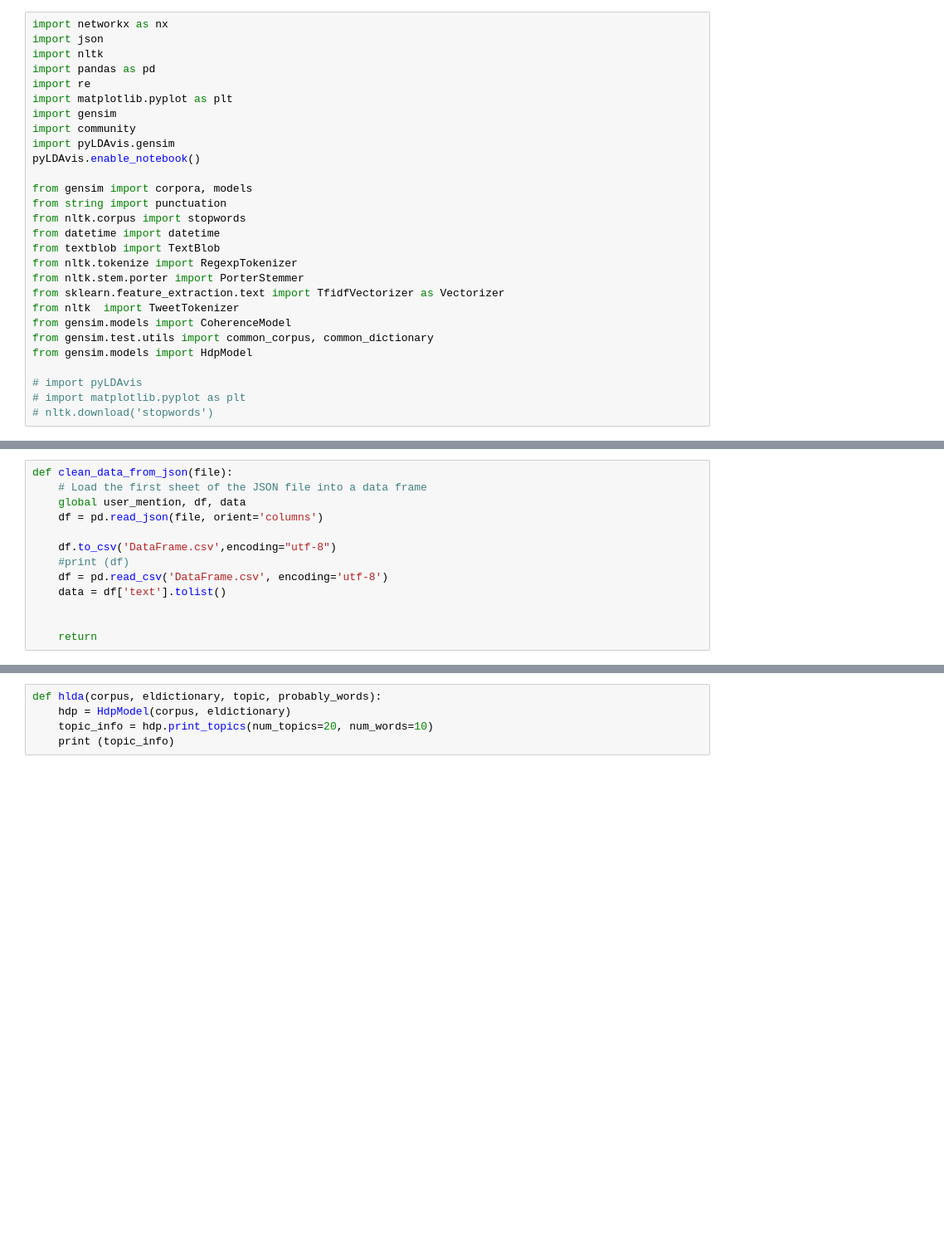
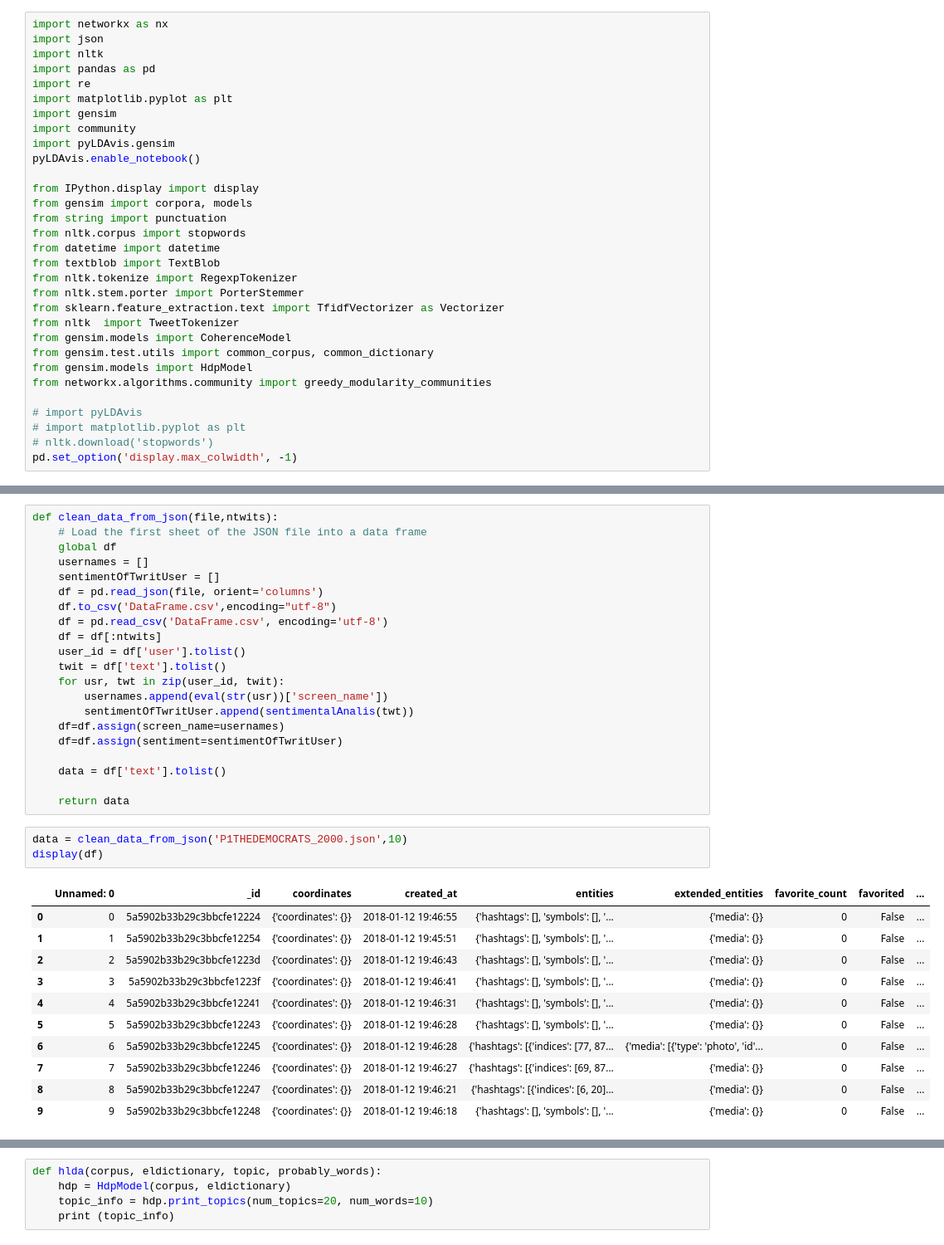
Before and after one commit to andriy47/TFM, a Jupyter notebook: Tfm_notebook.ipynb, the cells around one changed output, grey strips where cells are left out. Shown at 83% size. Saved outputs shown, nothing was run; the diff lists cells and outputs as text; blank space fills up the shorter version.

```diff
--- a/Tfm_notebook.ipynb
+++ b/Tfm_notebook.ipynb
@@ -10,6 +10,7 @@ import community
 import pyLDAvis.gensim
 pyLDAvis.enable_notebook()
 
+from IPython.display import display
 from gensim import corpora, models
 from string import punctuation
 from nltk.corpus import stopwords
@@ -22,10 +23,12 @@ from nltk  import TweetTokenizer
 from gensim.models import CoherenceModel
 from gensim.test.utils import common_corpus, common_dictionary
 from gensim.models import HdpModel
+from networkx.algorithms.community import greedy_modularity_communities
 
 # import pyLDAvis
 # import matplotlib.pyplot as plt
 # nltk.download('stopwords')
+pd.set_option('display.max_colwidth', -1)
 # %%
 #VARIABLES:
 english_stopwords = stopwords.words('english')
@@ -43,15 +45,38 @@ ldaResult = ""
 modelLDA = ""
 list_user_mentioned = dict()
 # %%
-def clean_data_from_json(file):
+def clean_data_from_json(file,ntwits):
     # Load the first sheet of the JSON file into a data frame
-    global user_mention, df, data
+    global df
+    usernames = []
+    sentimentOfTwritUser = []
     df = pd.read_json(file, orient='columns')
+    df.to_csv('DataFrame.csv',encoding="utf-8")
+    df = pd.read_csv('DataFrame.csv', encoding='utf-8')
+    df = df[:ntwits]
+    user_id = df['user'].tolist()
+    twit = df['text'].tolist()
+    for usr, twt in zip(user_id, twit):
+        usernames.append(eval(str(usr))['screen_name'])
+        sentimentOfTwritUser.append(sentimentalAnalis(twt))
+    df=df.assign(screen_name=usernames)
+    df=df.assign(sentiment=sentimentOfTwritUser)
 
-    df.to_csv('DataFrame.csv',encoding="utf-8")
-    #print (df)
-    df = pd.read_csv('DataFrame.csv', encoding='utf-8')
     data = df['text'].tolist()
 
-
-    return
+    return data
+# %%
+data = clean_data_from_json('P1THEDEMOCRATS_2000.json',10)
+display(df)
+# %% [output]
+|  | Unnamed: 0 | _id | coordinates | created_at | entities | extended_entities | favorite_count | favorited | ... |
+| 0 | 0 | 5a5902b33b29c3bbcfe12224 | {'coordinates': {}} | 2018-01-12 19:46:55 | {'hashtags': [], 'symbols': [], '... | {'media': {}} | 0 | False | ... |
+| 1 | 1 | 5a5902b33b29c3bbcfe12254 | {'coordinates': {}} | 2018-01-12 19:45:51 | {'hashtags': [], 'symbols': [], '... | {'media': {}} | 0 | False | ... |
+| 2 | 2 | 5a5902b33b29c3bbcfe1223d | {'coordinates': {}} | 2018-01-12 19:46:43 | {'hashtags': [], 'symbols': [], '... | {'media': {}} | 0 | False | ... |
+| 3 | 3 | 5a5902b33b29c3bbcfe1223f | {'coordinates': {}} | 2018-01-12 19:46:41 | {'hashtags': [], 'symbols': [], '... | {'media': {}} | 0 | False | ... |
+| 4 | 4 | 5a5902b33b29c3bbcfe12241 | {'coordinates': {}} | 2018-01-12 19:46:31 | {'hashtags': [], 'symbols': [], '... | {'media': {}} | 0 | False | ... |
+| 5 | 5 | 5a5902b33b29c3bbcfe12243 | {'coordinates': {}} | 2018-01-12 19:46:28 | {'hashtags': [], 'symbols': [], '... | {'media': {}} | 0 | False | ... |
+| 6 | 6 | 5a5902b33b29c3bbcfe12245 | {'coordinates': {}} | 2018-01-12 19:46:28 | {'hashtags': [{'indices': [77, 87... | {'media': [{'type': 'photo', 'id'... | 0 | False | ... |
+| 7 | 7 | 5a5902b33b29c3bbcfe12246 | {'coordinates': {}} | 2018-01-12 19:46:27 | {'hashtags': [{'indices': [69, 87... | {'media': {}} | 0 | False | ... |
+| 8 | 8 | 5a5902b33b29c3bbcfe12247 | {'coordinates': {}} | 2018-01-12 19:46:21 | {'hashtags': [{'indices': [6, 20]... | {'media': {}} | 0 | False | ... |
+| 9 | 9 | 5a5902b33b29c3bbcfe12248 | {'coordinates': {}} | 2018-01-12 19:46:18 | {'hashtags': [], 'symbols': [], '... | {'media': {}} | 0 | False | ... |
```
Also changed, not shown: parts of 34 cells of this notebook.
